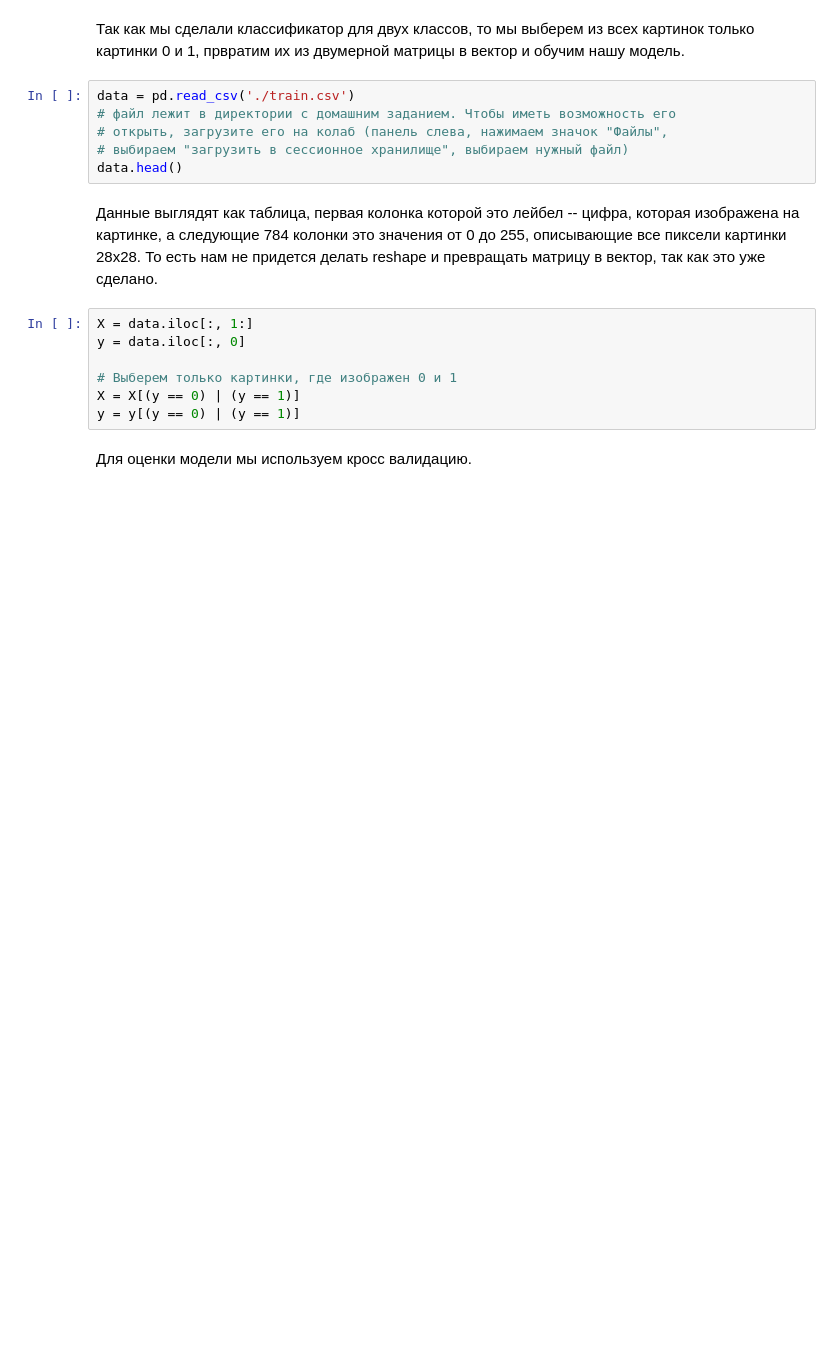
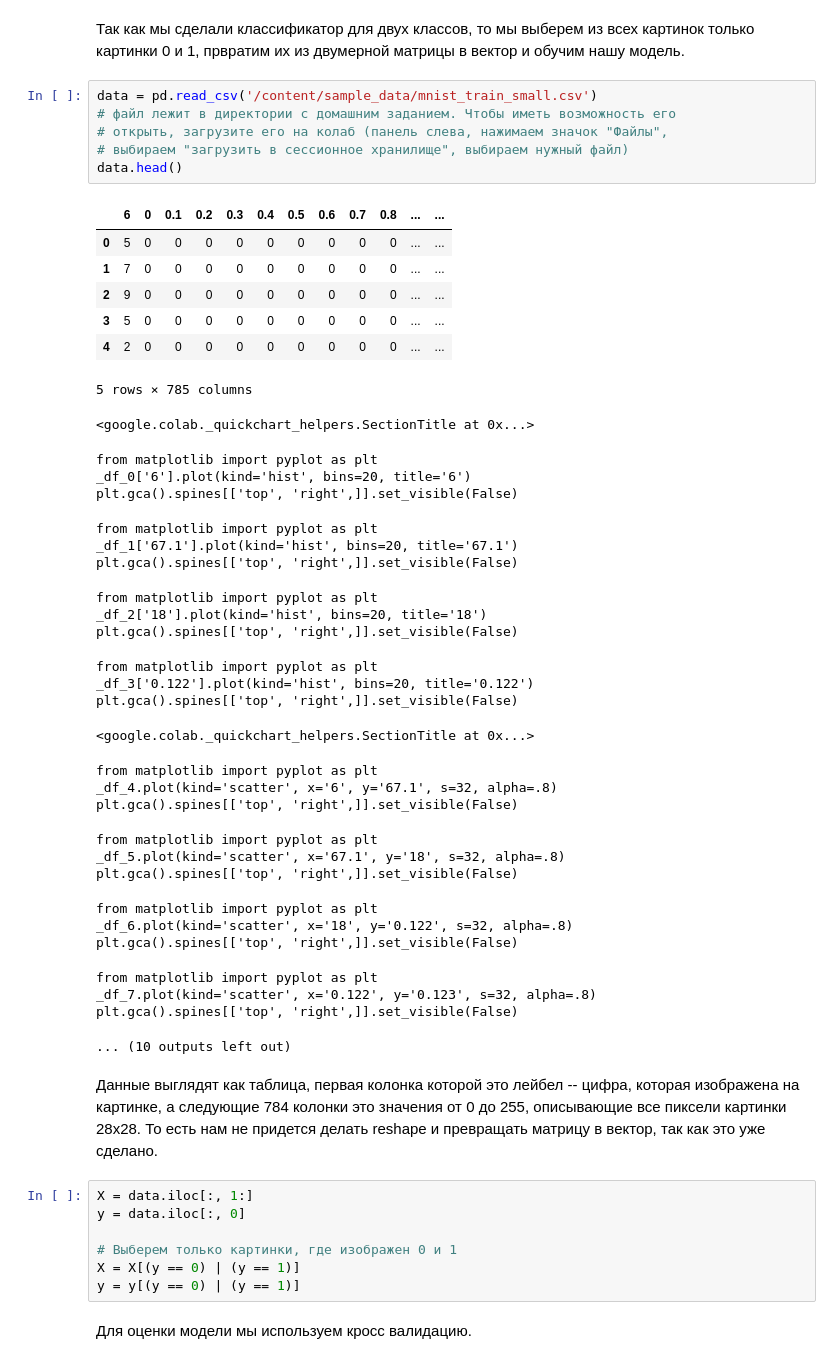
Before and after one commit to Prototype721/MFTI_course, a Jupyter notebook: week_02_linear_models/Homework/hw_2_linear_models.ipynb, the cells around one changed output. Drawn from its saved outputs; the diff is of its cells as text; blank space fills up the shorter version.

```diff
--- a/week_02_linear_models/Homework/hw_2_linear_models.ipynb
+++ b/week_02_linear_models/Homework/hw_2_linear_models.ipynb
@@ -542,11 +549,46 @@ plt.scatter(X[:, 0], X[:, 1], c=colored_y)
 # %% [markdown]
 Так как мы сделали классификатор для двух классов, то мы выберем из всех картинок только картинки 0 и 1, првратим их из двумерной матрицы в вектор и обучим нашу модель.
 # %%
-data = pd.read_csv('./train.csv')
+data = pd.read_csv('/content/sample_data/mnist_train_small.csv')
 # файл лежит в директории с домашним заданием. Чтобы иметь возможность его
 # открыть, загрузите его на колаб (панель слева, нажимаем значок "Файлы",
 # выбираем "загрузить в сессионное хранилище", выбираем нужный файл)
 data.head()
+# %% [output]
+|  | 6 | 0 | 0.1 | 0.2 | 0.3 | 0.4 | 0.5 | 0.6 | 0.7 | 0.8 | ... | ... |
+| 0 | 5 | 0 | 0 | 0 | 0 | 0 | 0 | 0 | 0 | 0 | ... | ... |
+| 1 | 7 | 0 | 0 | 0 | 0 | 0 | 0 | 0 | 0 | 0 | ... | ... |
+| 2 | 9 | 0 | 0 | 0 | 0 | 0 | 0 | 0 | 0 | 0 | ... | ... |
+| 3 | 5 | 0 | 0 | 0 | 0 | 0 | 0 | 0 | 0 | 0 | ... | ... |
+| 4 | 2 | 0 | 0 | 0 | 0 | 0 | 0 | 0 | 0 | 0 | ... | ... |
+5 rows × 785 columns
+<google.colab._quickchart_helpers.SectionTitle at 0x...>
+from matplotlib import pyplot as plt
+_df_0['6'].plot(kind='hist', bins=20, title='6')
+plt.gca().spines[['top', 'right',]].set_visible(False)
+from matplotlib import pyplot as plt
+_df_1['67.1'].plot(kind='hist', bins=20, title='67.1')
+plt.gca().spines[['top', 'right',]].set_visible(False)
+from matplotlib import pyplot as plt
+_df_2['18'].plot(kind='hist', bins=20, title='18')
+plt.gca().spines[['top', 'right',]].set_visible(False)
+from matplotlib import pyplot as plt
+_df_3['0.122'].plot(kind='hist', bins=20, title='0.122')
+plt.gca().spines[['top', 'right',]].set_visible(False)
+<google.colab._quickchart_helpers.SectionTitle at 0x...>
+from matplotlib import pyplot as plt
+_df_4.plot(kind='scatter', x='6', y='67.1', s=32, alpha=.8)
+plt.gca().spines[['top', 'right',]].set_visible(False)
+from matplotlib import pyplot as plt
+_df_5.plot(kind='scatter', x='67.1', y='18', s=32, alpha=.8)
+plt.gca().spines[['top', 'right',]].set_visible(False)
+from matplotlib import pyplot as plt
+_df_6.plot(kind='scatter', x='18', y='0.122', s=32, alpha=.8)
+plt.gca().spines[['top', 'right',]].set_visible(False)
+from matplotlib import pyplot as plt
+_df_7.plot(kind='scatter', x='0.122', y='0.123', s=32, alpha=.8)
+plt.gca().spines[['top', 'right',]].set_visible(False)
+... (10 outputs left out)
 # %% [markdown]
 Данные выглядят как таблица, первая колонка которой это лейбел -- цифра, которая изображена на картинке, а следующие 784 колонки это значения от 0 до 255, описывающие все пиксели картинки 28х28. То есть нам не придется делать reshape и превращать матрицу в вектор, так как это уже сделано.
 # %%
```
Also changed, not shown: parts of 6 cells of this notebook.
